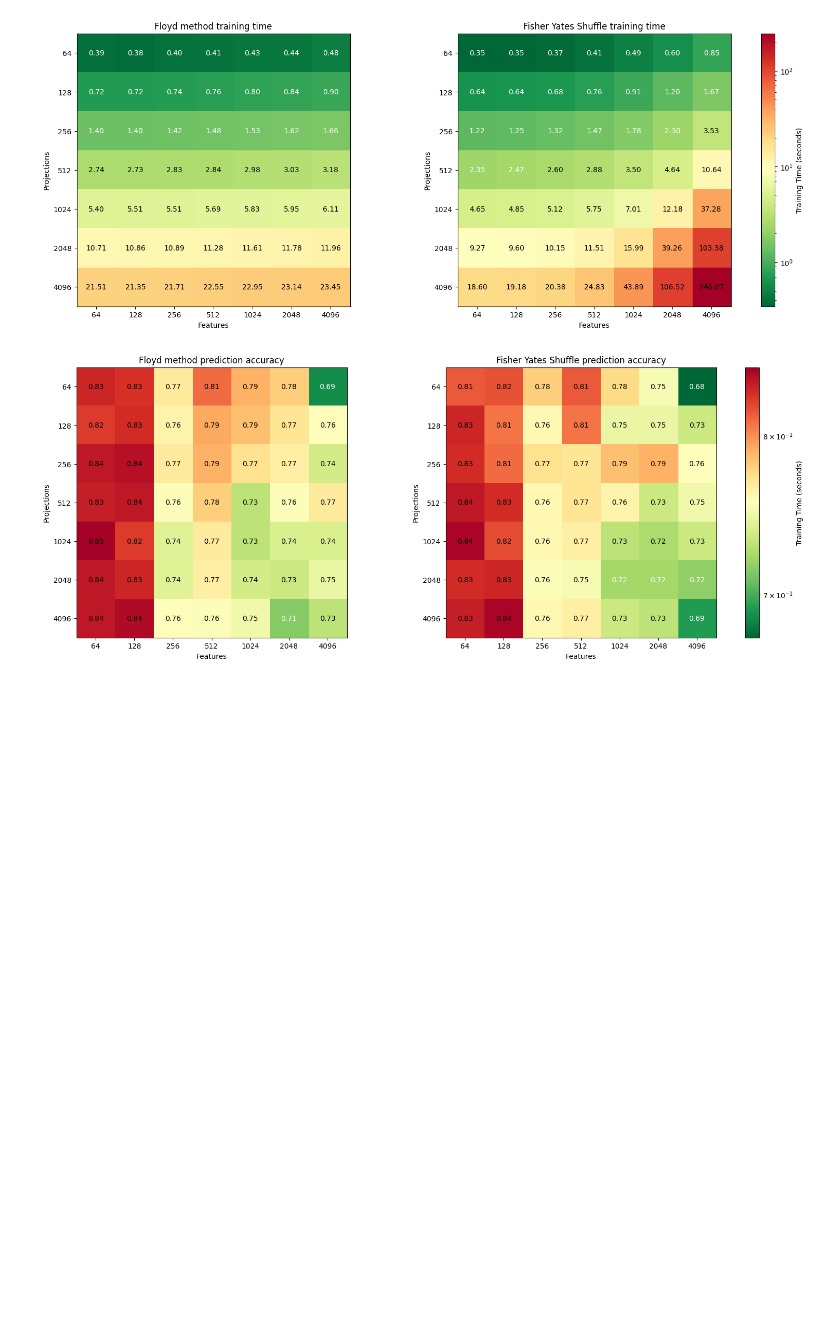
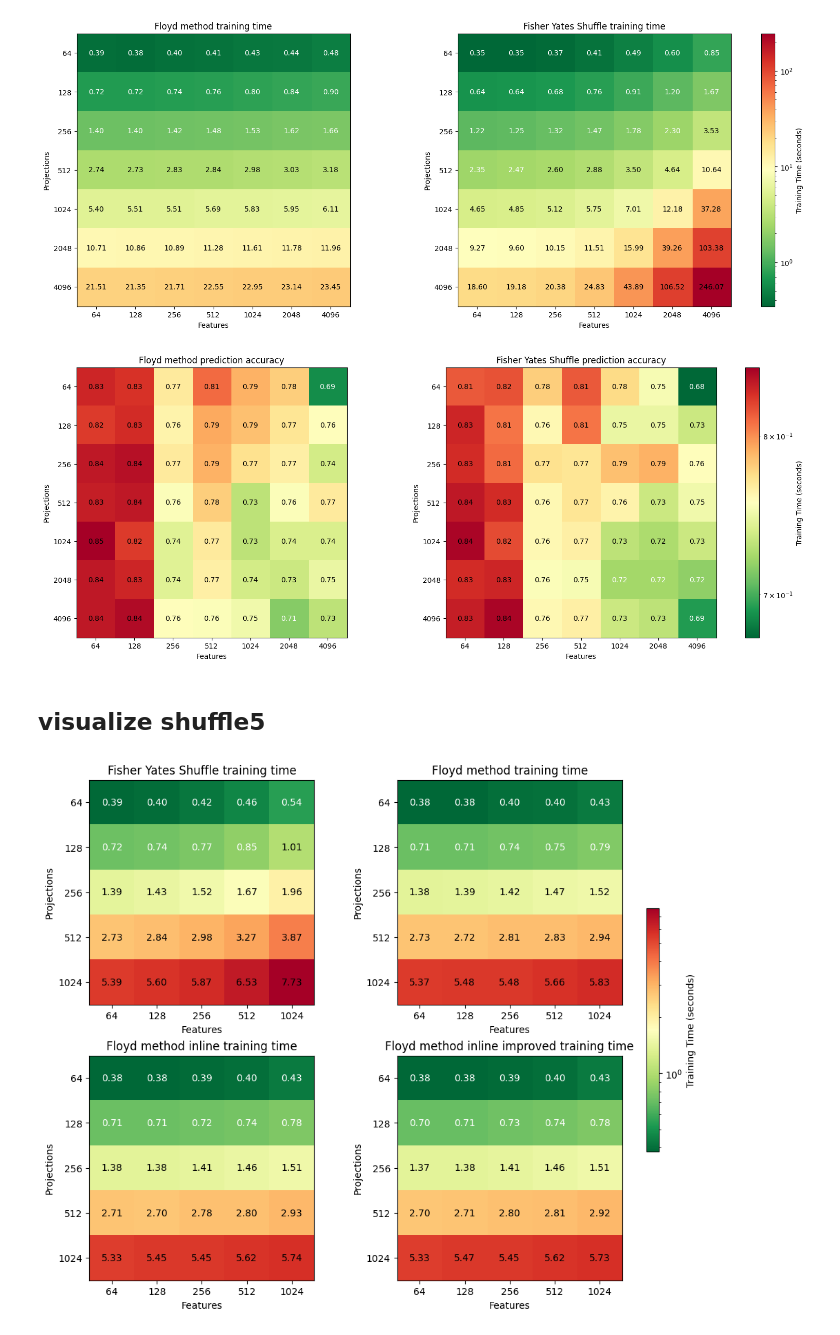
Before and after one commit to ClarkXu0625/treeple, a Jupyter notebook: clark/experiments/shuffle_benchmark2.ipynb, the cells around one changed output. Cells and saved outputs as stored; diff of their text form; code cells hidden in the pictures; blank space fills up the shorter version.

Commit message:
update shuffle5 result

```diff
--- a/clark/experiments/shuffle_benchmark2.ipynb
+++ b/clark/experiments/shuffle_benchmark2.ipynb
@@ -283,3 +284,36 @@ plot_traintime_heatmap(floyd_acc, fisher_acc, n_columns, n_rows,
                             scale="linear")
 # %% [output]
 [figure]
+# %% [markdown]
+## visualize shuffle5
+# %%
+# Read the accuracy data
+#accs_treeple_df_floyd = pd.read_csv('result/shuffle5/accs_treeple_floyd.txt', sep='\t', index_col=0)
+times_treeple_df_floyd = pd.read_csv('result/shuffle5/times_treeple_floyd.txt', sep='\t', index_col=0)
+
+#accs_treeple_df_fisher = pd.read_csv('result/shuffle2/accs_treeple_fisher.txt', sep='\t', index_col=0)
+times_treeple_df_fisher = pd.read_csv('result/shuffle5/times_treeple_standard.txt', sep='\t', index_col=0)
+times_treeple_df_floyd_inline = pd.read_csv('result/shuffle5/times_treeple_inline.txt', sep='\t', index_col=0)
+times_treeple_df_inline_improved = pd.read_csv('result/shuffle5/times_treeple_inline_improved.txt', sep='\t', index_col=0)
+# %%
+heatmaps = [
+    np.array(times_treeple_df_fisher.values),
+    np.array(times_treeple_df_floyd.values),
+    np.array(times_treeple_df_floyd_inline.values),
+    np.array(times_treeple_df_inline_improved.values),
+
+]
+titles = [
+    "Fisher Yates Shuffle training time",
+    "Floyd method training time",
+    "Floyd method inline training time",
+    "Floyd method inline improved training time"
+]
+
+xlabels = [64, 128, 256, 512, 1024]
+ylabels = [64, 128, 256, 512, 1024]
+#ylabels = ["Projections"] * len(heatmaps)
+plot_multiple_heatmaps(heatmaps, titles, xlabels, ylabels,
+                           subplot_shape=(2, 2), scale="log", cmap='RdYlGn_r')
+# %% [output]
+[figure, added]
```
Also changed, not shown: parts of 1 cell of this notebook.
